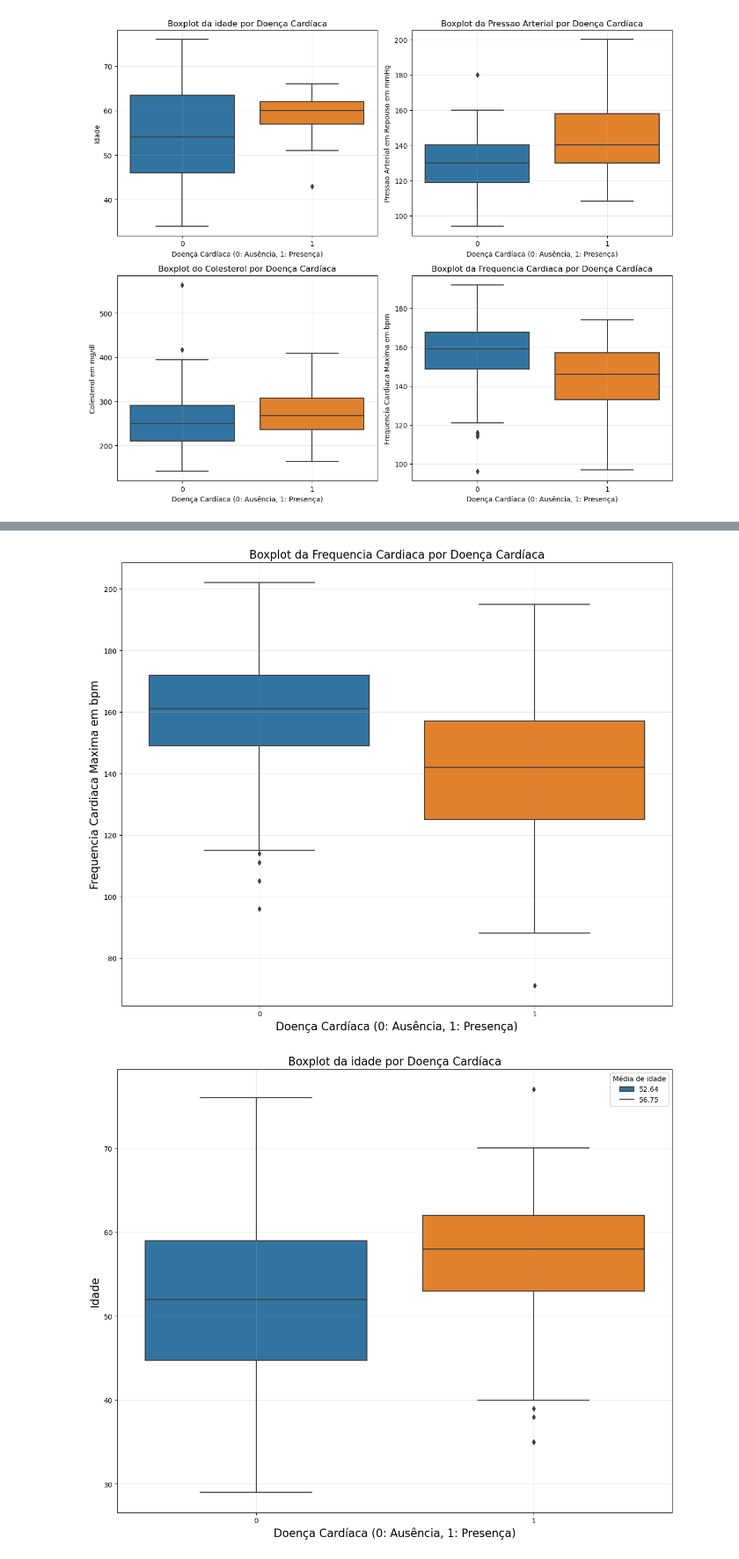
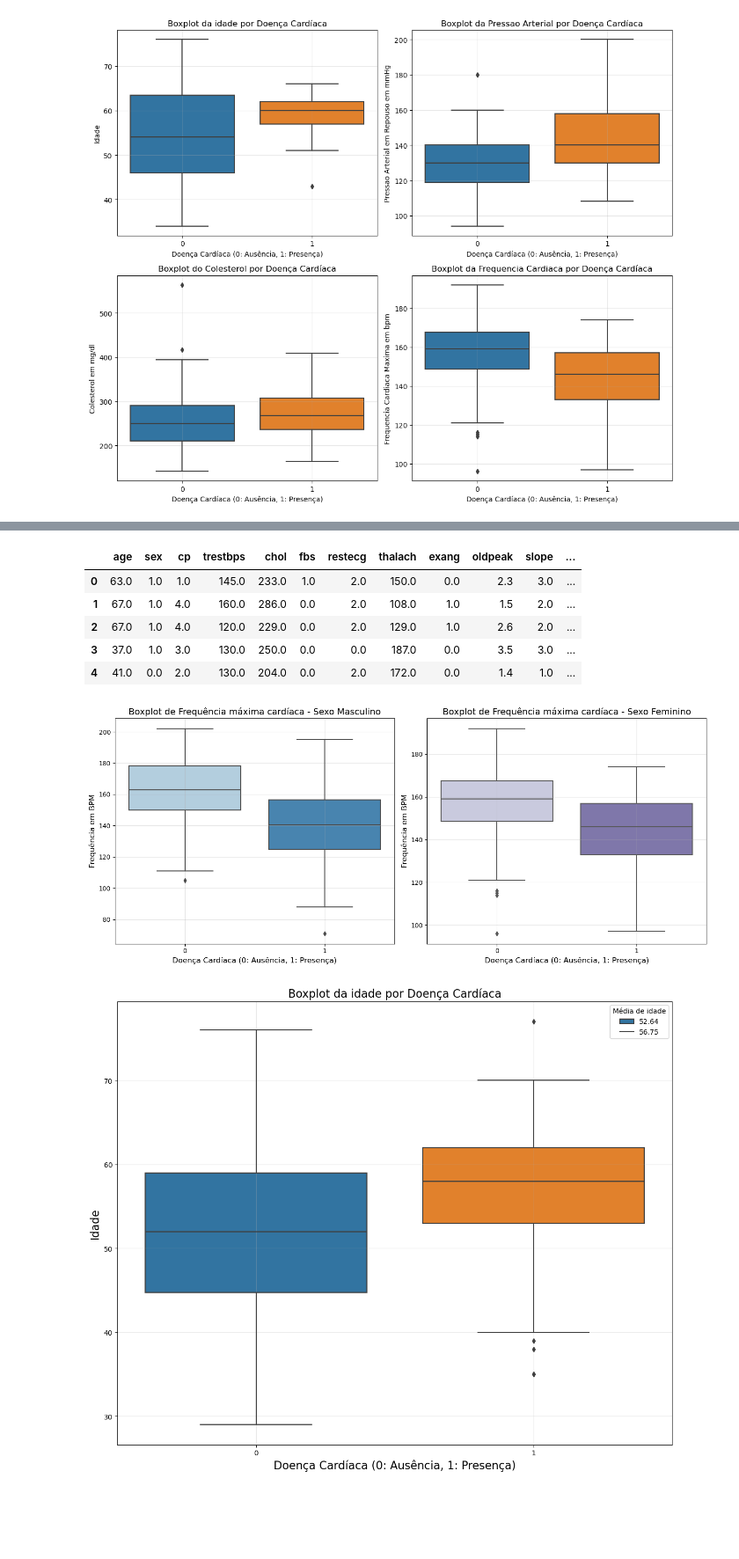
Before and after one commit to lbarbosacipriani/final-PCS5787, a Jupyter notebook: code/eda_preliminar_hear.ipynb, the cells around one changed output, grey strips where cells are left out. Shown at 88% size. Drawn from its saved outputs; the diff is of its cells as text; code cells hidden in the pictures; blank space fills up the shorter version.

```diff
--- a/code/eda_preliminar_hear.ipynb
+++ b/code/eda_preliminar_hear.ipynb
@@ -252,16 +294,35 @@ df[df['num'] == 0]['age'].mean()
+# %%
+df.head()
+# %% [output]
+|  | age | sex | cp | trestbps | chol | fbs | restecg | thalach | exang | oldpeak | slope | ... |
+| 0 | 63.0 | 1.0 | 1.0 | 145.0 | 233.0 | 1.0 | 2.0 | 150.0 | 0.0 | 2.3 | 3.0 | ... |
+| 1 | 67.0 | 1.0 | 4.0 | 160.0 | 286.0 | 0.0 | 2.0 | 108.0 | 1.0 | 1.5 | 2.0 | ... |
+| 2 | 67.0 | 1.0 | 4.0 | 120.0 | 229.0 | 0.0 | 2.0 | 129.0 | 1.0 | 2.6 | 2.0 | ... |
+| 3 | 37.0 | 1.0 | 3.0 | 130.0 | 250.0 | 0.0 | 0.0 | 187.0 | 0.0 | 3.5 | 3.0 | ... |
+| 4 | 41.0 | 0.0 | 2.0 | 130.0 | 204.0 | 0.0 | 2.0 | 172.0 | 0.0 | 1.4 | 1.0 | ... |
 # %%
-fig, axes = plt.subplots(1, 1, figsize=(12, 10))
+fig, axes = plt.subplots(1, 2, figsize=(14, 6))
 
-sns.boxplot(x='num', y='thalach', data=df,)
-axes.set_title('Boxplot da Frequencia Cardiaca por Doença Cardíaca', size=16)
-axes.set_ylabel('Frequencia Cardiaca Maxima em bpm', size=16)
-axes.set_xlabel('Doença Cardíaca (0: Ausência, 1: Presença)', size=16)
-axes.grid(True, alpha=0.3)
+# Boxplot for males (sex == 1)
+df_male = df[df['sex'] == 1.0]
+sns.boxplot(x='num', y='thalach', data=df_male, ax=axes[0], palette='Blues')
+axes[0].set_title('Boxplot de Frequência máxima cardíaca - Sexo Masculino', size=14)
+axes[0].set_ylabel('Frequência em BPM', size=12)
+axes[0].set_xlabel('Doença Cardíaca (0: Ausência, 1: Presença)', size=12)
+axes[0].grid(True, alpha=0.3)
+
+# Boxplot for females (sex == 0)
+df_female = df[df['sex'] == 0.0]
+sns.boxplot(x='num', y='thalach', data=df_female, ax=axes[1], palette='Purples')
+axes[1].set_title('Boxplot de Frequência máxima cardíaca - Sexo Feminino', size=14)
+axes[1].set_ylabel('Frequência em BPM', size=12)
+axes[1].set_xlabel('Doença Cardíaca (0: Ausência, 1: Presença)', size=12)
+axes[1].grid(True, alpha=0.3)
+
 plt.tight_layout()
-plt.grid(True, alpha=0.3)
 plt.show()
 # %% [output]
-[figure, old version]
+[figure, new version]
 # %%
 fig, axes = plt.subplots(1, 1, figsize=(12, 10))
 
```
Also changed, not shown: parts of 13 cells of this notebook, 9 other files.
